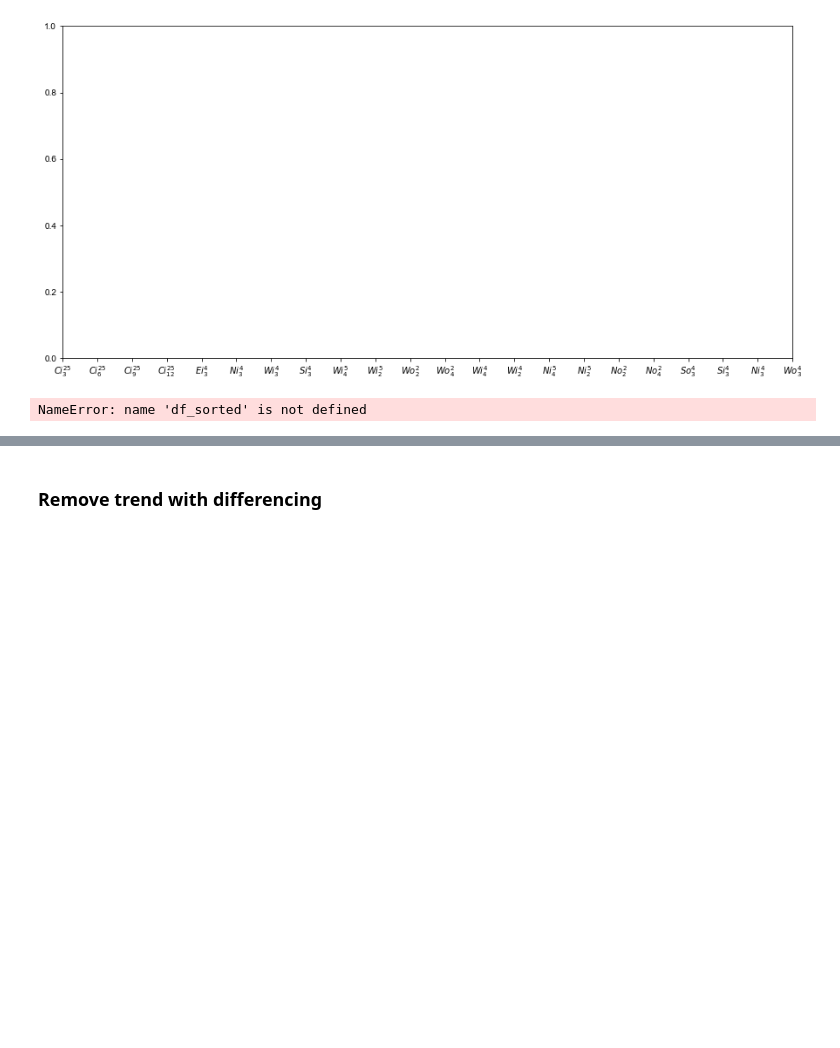
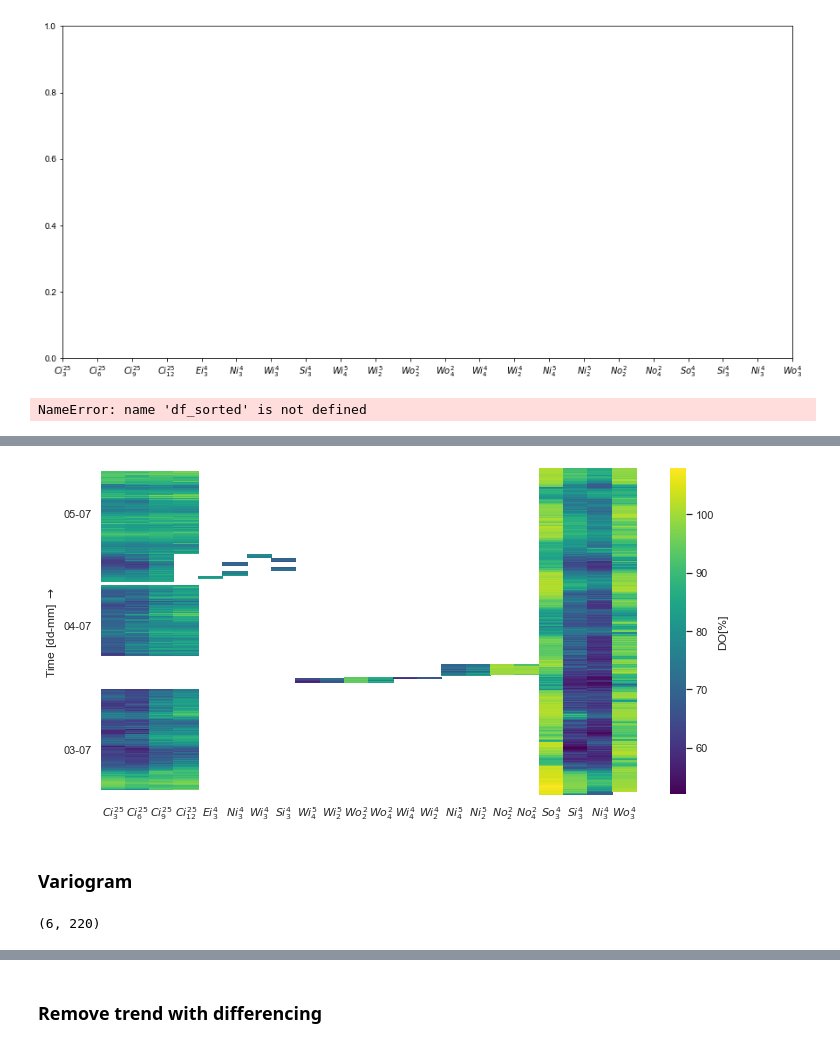
Before and after one commit to larsmmo/Master, a Jupyter notebook: visualization/visualization.ipynb, the cells around one changed output, grey strips where cells are left out. Saved outputs shown, nothing was run; the diff lists cells and outputs as text; code cells hidden in the pictures; blank space fills up the shorter version.

```diff
--- a/visualization/visualization.ipynb
+++ b/visualization/visualization.ipynb
@@ -394,0 +407,26 @@ ax = sns.heatmap(df_center, cmap = 'jet')
+# %%
+df_a = df_do.copy()
+df_a.index = df_a.index.strftime('%d-%m')
+plt.figure(figsize = (12,6))
+sns.set_style("white")
+ax = sns.heatmap(df_a, xticklabels = newName, cmap = 'viridis', cbar_kws={'label':'DO[%]'})
+ax.set(ylabel=r'Time [dd-mm] $\rightarrow$')
+dateLabels = [i.get_text() for i in ax.yaxis.get_ticklabels()]
+visible = np.where(np.roll(dateLabels,1)!=dateLabels)[0][1:]
+for i, label in enumerate(ax.yaxis.get_ticklabels()):
+    if i not in visible:
+        label.set_visible(False)
+ax.invert_yaxis()
+
+plt.savefig("AllPosHeatmap", bbox_inches = 'tight')
+#date_form = DateFormatter("%d-%m")
+#ax.yaxis.set_major_formatter(date_form)
+#ax.yaxis.set_major_locator(mdates.DayLocator(interval=100))
+# %% [output]
+[figure, added]
+# %% [markdown]
+### Variogram
+# %%
+y_v.shape
+# %% [output]
+(6, 220)
```
Also changed, not shown: parts of 19 cells of this notebook, 4 other files.
